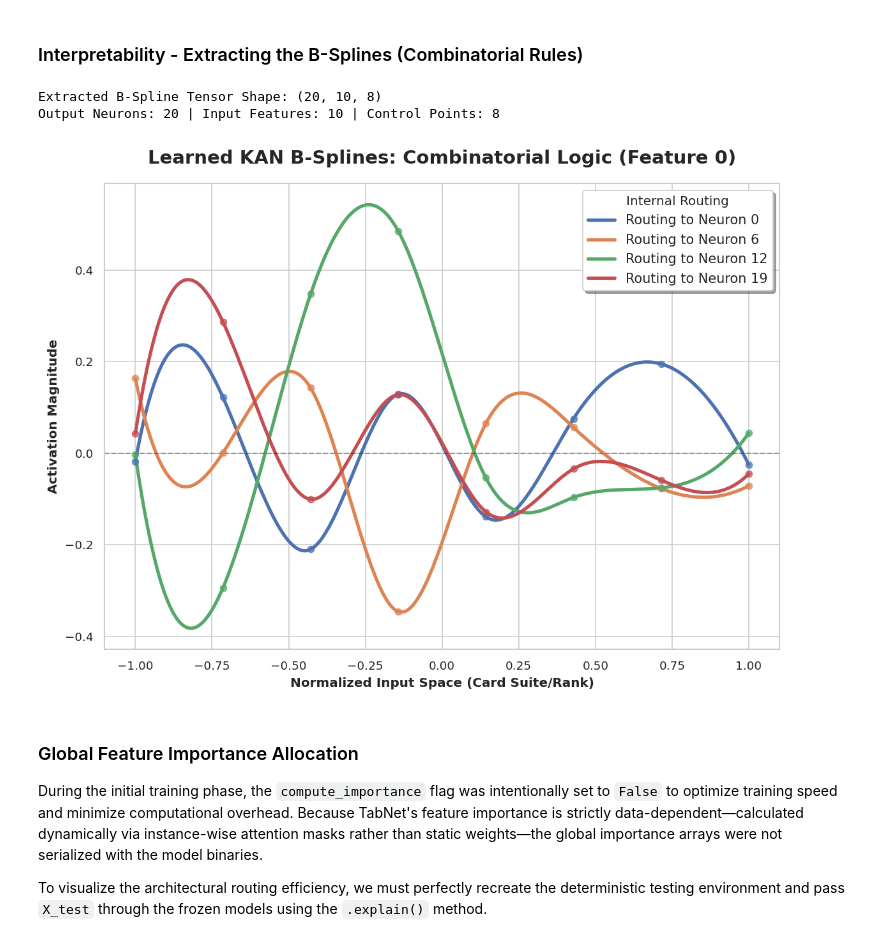
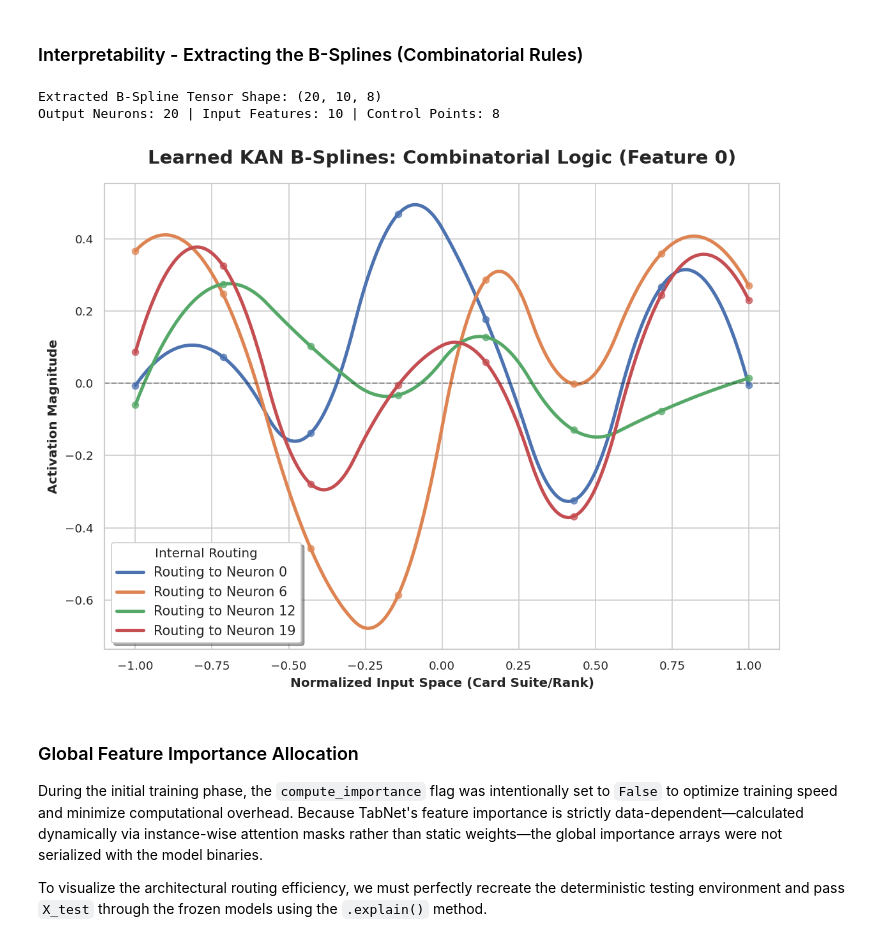
Before and after one commit to chuo-v/kan-tabnet-experiments, a Jupyter notebook: notebooks/poker_hand/08_interpretability_visuals.ipynb, the cells around one changed output. Drawn from its saved outputs; the diff is of its cells as text; code cells hidden in the pictures.

Commit message:
Fix B-spline visualization for Poker Hand dataset

```diff
--- a/notebooks/poker_hand/08_interpretability_visuals.ipynb
+++ b/notebooks/poker_hand/08_interpretability_visuals.ipynb
@@ -256,7 +256,7 @@ plt.show()
 # %% [markdown]
 ### Interpretability - Extracting the B-Splines (Combinatorial Rules)
 # %%
-KAN_ZIP_PATH = f'{MODELS_DIR}/07_kan_sensitivity_lr_0025_25k.zip'
+KAN_ZIP_PATH = f'{MODELS_DIR}/04_kan_param_matched_cosine_lr_25k.zip'
 TEMP_EXTRACT_DIR = './tmp_kan_model_poker'
 
 if os.path.exists(KAN_ZIP_PATH):
@@ -278,35 +278,35 @@ if os.path.exists(KAN_ZIP_PATH):
 
     plt.figure(figsize=(8, 6))
 
     for neuron_idx in target_neurons:
         control_points = spline_weights[neuron_idx, input_feature_idx, :]
         x_grid = np.linspace(-1, 1, len(control_points))
 
-        spl = make_interp_spline(x_grid, control_points, k=3)
+        spl = make_interp_spline(x_grid, control_points, k=2)
         x_smooth = np.linspace(x_grid.min(), x_grid.max(), 300)
         y_smooth = spl(x_smooth)
 
         plt.plot(x_smooth, y_smooth, linewidth=2.5, label=f'Routing to Neuron {neuron_idx}')
         plt.scatter(x_grid, control_points, zorder=5, alpha=0.7)
 
     plt.title(f'Learned KAN B-Splines: Combinatorial Logic (Feature {input_feature_idx})', pad=15, fontweight='bold', fontsize=14)
     plt.xlabel('Normalized Input Space (Card Suite/Rank)', fontweight='bold')
     plt.ylabel('Activation Magnitude', fontweight='bold')
     plt.axhline(0, color='black', linewidth=1, linestyle='--', alpha=0.3)
     plt.legend(title="Internal Routing", frameon=True, shadow=True, fontsize=10)
 
     plt.tight_layout()
     plt.savefig(f'{FIGURES_DIR}/05_b_spline_control_polygons.png', dpi=300, bbox_inches='tight')
     plt.show()
 
     # cleanup
     shutil.rmtree(TEMP_EXTRACT_DIR)
 else:
     print(f"Model zip not found at {KAN_ZIP_PATH}. Please ensure the model was saved correctly.")
 # %% [output]
 Extracted B-Spline Tensor Shape: (20, 10, 8)
 Output Neurons: 20 | Input Features: 10 | Control Points: 8
-[figure, old version]
+[figure, new version]
 # %% [markdown]
 ### Global Feature Importance Allocation
 During the initial training phase, the `compute_importance` flag was intentionally set to `False` to optimize training speed and minimize computational overhead. Because TabNet's feature importance is strictly data-dependent—calculated dynamically via instance-wise attention masks rather than static weights—the global importance arrays were not serialized with the model binaries.
```
Also changed, not shown: parts of 1 cell of this notebook, 1 other file.
